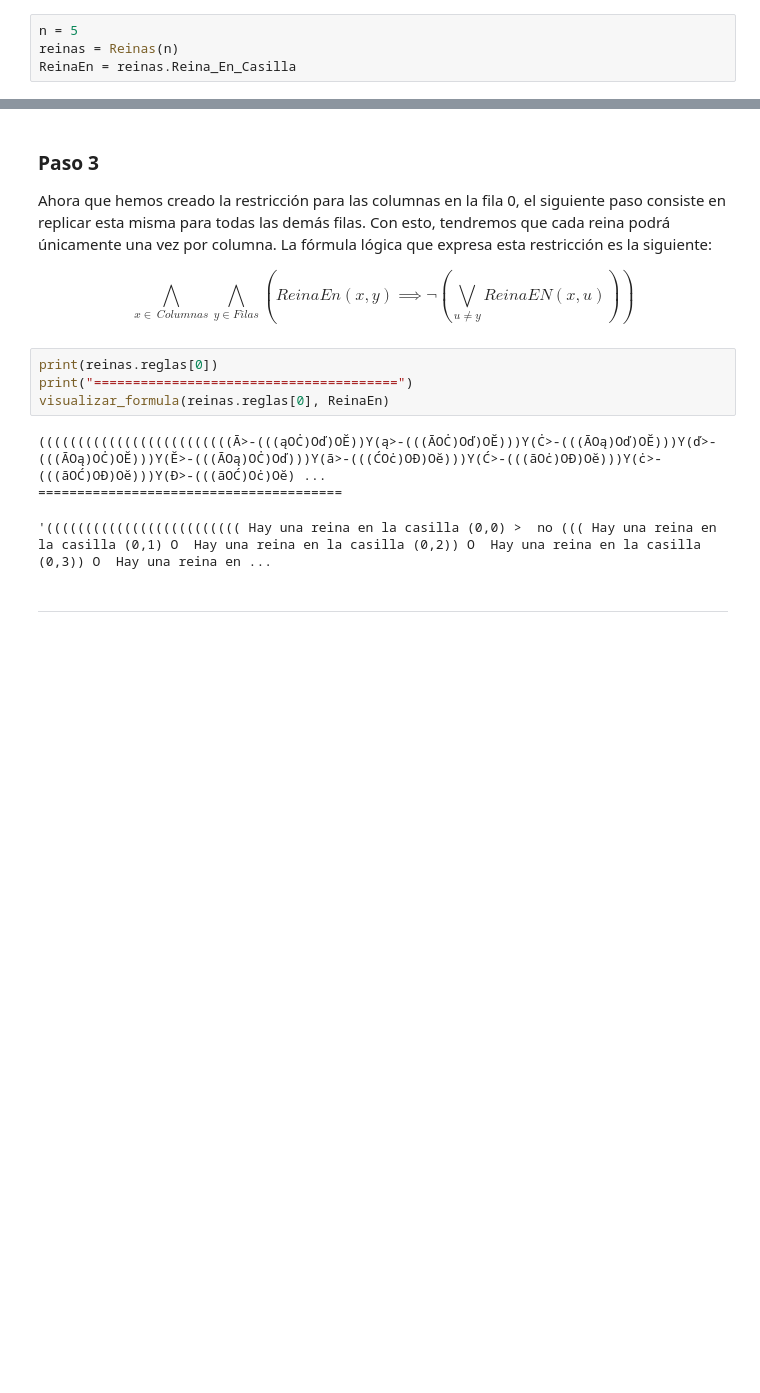
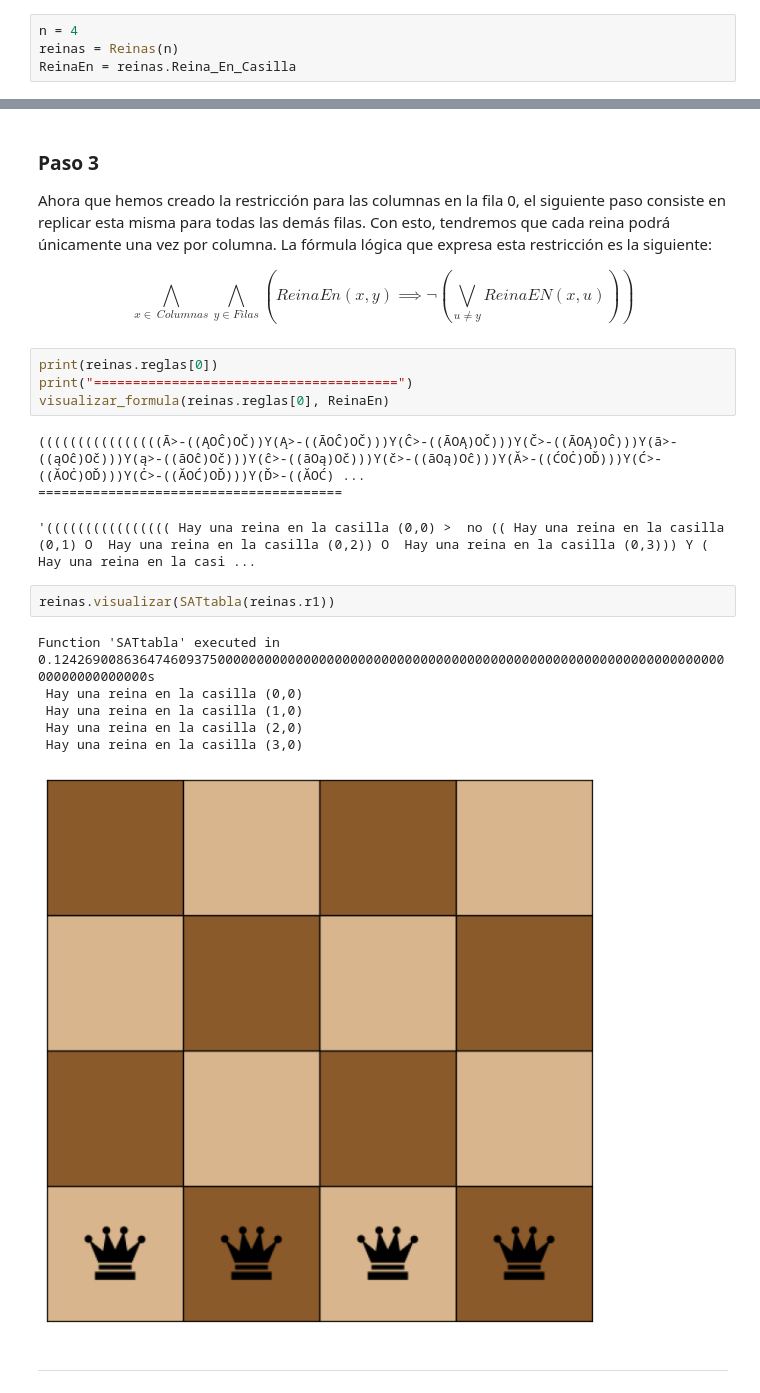
Before and after one commit to matwate/LogicaCC, a Jupyter notebook: G07.ipynb, the cells around one changed output, grey strips where cells are left out. Saved outputs shown, nothing was run; the diff lists cells and outputs as text; blank space fills up the shorter version.

Commit message:
Visualizer and docstrings

```diff
--- a/G07.ipynb
+++ b/G07.ipynb
@@ -71,6 +72,6 @@ super_important_function_that_every_project_needs()
 # %% [markdown]
 Ahora creamos un descriptor de dos argumentos para la casilla $(x,y)$
 # %%
-n = 5
+n = 4
 reinas = Reinas(n)
 ReinaEn = reinas.Reina_En_Casilla
@@ -168,9 +171,18 @@ print(reinas.reglas[0])
 print("=======================================")
 visualizar_formula(reinas.reglas[0], ReinaEn)
 # %% [output]
-(((((((((((((((((((((((((Ā>-(((ąOĊ)Oď)OĔ))Y(ą>-(((ĀOĊ)Oď)OĔ)))Y(Ċ>-(((ĀOą)Oď)OĔ)))Y(ď>-(((ĀOą)OĊ)OĔ)))Y(Ĕ>-(((ĀOą)OĊ)Oď)))Y(ā>-(((ĆOċ)OĐ)Oĕ)))Y(Ć>-(((āOċ)OĐ)Oĕ)))Y(ċ>-(((āOĆ)OĐ)Oĕ)))Y(Đ>-(((āOĆ)Oċ)Oĕ) ...
+((((((((((((((((Ā>-((ĄOĈ)OČ))Y(Ą>-((ĀOĈ)OČ)))Y(Ĉ>-((ĀOĄ)OČ)))Y(Č>-((ĀOĄ)OĈ)))Y(ā>-((ąOĉ)Oč)))Y(ą>-((āOĉ)Oč)))Y(ĉ>-((āOą)Oč)))Y(č>-((āOą)Oĉ)))Y(Ă>-((ĆOĊ)OĎ)))Y(Ć>-((ĂOĊ)OĎ)))Y(Ċ>-((ĂOĆ)OĎ)))Y(Ď>-((ĂOĆ) ...
 =======================================
-'((((((((((((((((((((((((( Hay una reina en la casilla (0,0) >  no ((( Hay una reina en la casilla (0,1) O  Hay una reina en la casilla (0,2)) O  Hay una reina en la casilla (0,3)) O  Hay una reina en ...
+'(((((((((((((((( Hay una reina en la casilla (0,0) >  no (( Hay una reina en la casilla (0,1) O  Hay una reina en la casilla (0,2)) O  Hay una reina en la casilla (0,3))) Y ( Hay una reina en la casi ...
+# %%
+reinas.visualizar(SATtabla(reinas.r1))
+# %% [output]
+Function 'SATtabla' executed in 0.1242690086364746093750000000000000000000000000000000000000000000000000000000000000000000000000000000s
+ Hay una reina en la casilla (0,0)
+ Hay una reina en la casilla (1,0)
+ Hay una reina en la casilla (2,0)
+ Hay una reina en la casilla (3,0)
+[figure, added]
 # %% [markdown]
 ---
 # %% [markdown]
```
Also changed, not shown: parts of 11 cells of this notebook, 3 other files.
